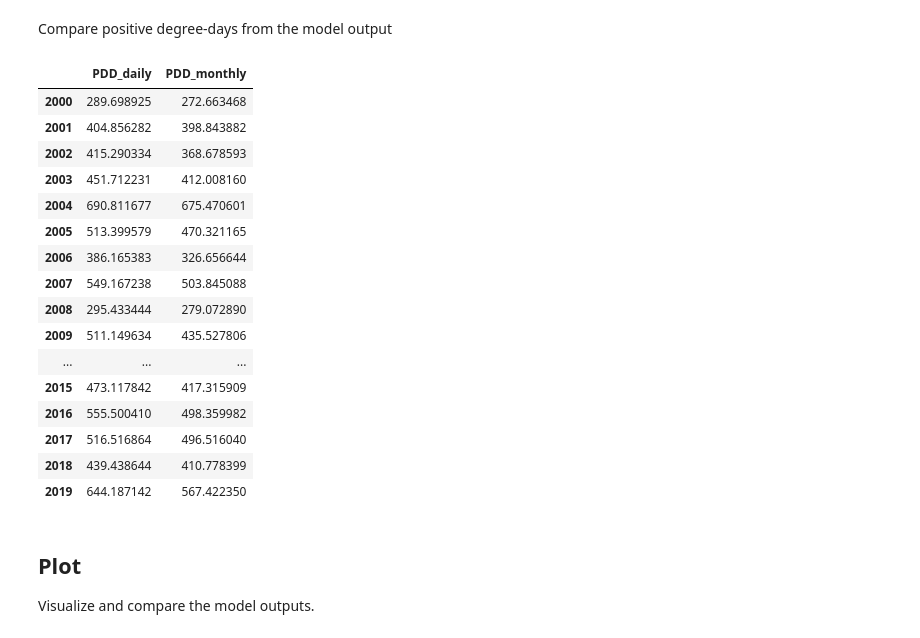
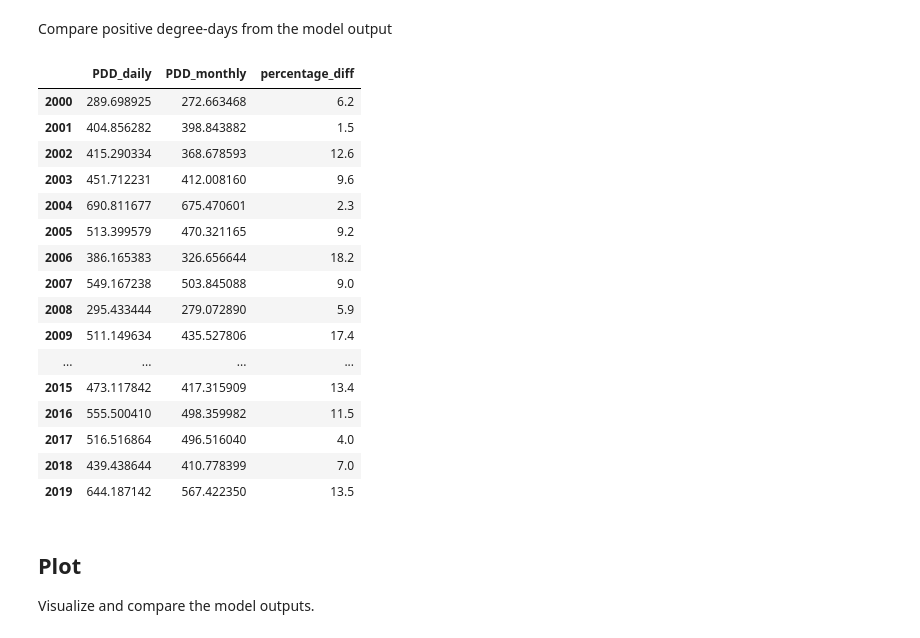
Before and after one commit to PyGEM-Community/PyGEM-notebooks, a Jupyter notebook: simple_test_daily.ipynb, the cells around one changed output. Saved outputs shown, nothing was run; the diff lists cells and outputs as text; code cells hidden in the pictures.

```diff
--- a/simple_test_daily.ipynb
+++ b/simple_test_daily.ipynb
@@ -143,0 +187,22 @@ Great! The daily and monthly climate data both make sense, and are identical whe
+# %%
+# compare PDDs between daily and monthly data around the mean elevation of Gulkana
+monthly_era5_series = pd.Series(monthly_t2m_pixel_lr, index=pd.to_datetime(monthly_t2m_pixel.time))
+daily_era5_series = pd.Series(daily_t2m_pixel_lr, index=pd.to_datetime(daily_t2m_pixel.time))
+
+# function to calculate annual positive degree-days
+def annual_pdd(ts):
+    ts_pos = ts.copy()
+    ts_pos[ts_pos < 0] = 0  # only positive temperatures
+    if (ts_pos.index[1] - ts_pos.index[0]).days > 1: # if data is not daily
+        ts_pos = ts_pos * ts_pos.index.days_in_month
+
+    return ts_pos.groupby(ts_pos.index.year).sum()
+
+# calculate annual PDDs
+pdd_era5_monthly = annual_pdd(monthly_era5_series)
+pdd_era5_daily = annual_pdd(daily_era5_series)
+
+pdd_era5_df = pd.DataFrame({'PDD_era5_daily': pdd_era5_daily, 'PDD_era5_monthly': pdd_era5_monthly})
+pdd_era5_df['percentage_diff'] = round(((pdd_era5_df['PDD_era5_daily'] - pdd_era5_df['PDD_era5_monthly'])
+                                        / pdd_era5_df['PDD_era5_monthly'] * 100), 1)
+pdd_era5_df.loc['2000':'2019']
@@ -270,40 +353,41 @@ Compare positive degree-days from the model output
 # %%
 monthly_series = pd.Series(ds_monthly['glac_temp'][0].values - 273.15, index=pd.to_datetime(ds_monthly.time))
 daily_series = pd.Series(ds_daily['glac_temp'][0].values - 273.15, index=pd.to_datetime(ds_daily.time))
 
 # function to calculate annual positive degree-days
 def annual_pdd(ts):
     ts_pos = ts.copy()
     ts_pos[ts_pos < 0] = 0  # only positive temperatures
     if (ts_pos.index[1] - ts_pos.index[0]).days > 1: # if data is not daily
         ts_pos = ts_pos * ts_pos.index.days_in_month
 
     return ts_pos.groupby(ts_pos.index.year).sum()
 
 # calculate annual PDDs
 pdd_monthly = annual_pdd(monthly_series)
 pdd_daily = annual_pdd(daily_series)
 
 pdd_df = pd.DataFrame({'PDD_daily': pdd_daily, 'PDD_monthly': pdd_monthly})
+pdd_df['percentage_diff'] = round(((pdd_df['PDD_daily'] - pdd_df['PDD_monthly']) / pdd_df['PDD_monthly'] * 100), 1)
 pdd_df
 # %% [output]
-|  | PDD_daily | PDD_monthly |
-| 2000 | 289.698925 | 272.663468 |
-| 2001 | 404.856282 | 398.843882 |
-| 2002 | 415.290334 | 368.678593 |
-| 2003 | 451.712231 | 412.008160 |
-| 2004 | 690.811677 | 675.470601 |
-| 2005 | 513.399579 | 470.321165 |
-| 2006 | 386.165383 | 326.656644 |
-| 2007 | 549.167238 | 503.845088 |
-| 2008 | 295.433444 | 279.072890 |
-| 2009 | 511.149634 | 435.527806 |
-| ... | ... | ... |
-| 2015 | 473.117842 | 417.315909 |
-| 2016 | 555.500410 | 498.359982 |
-| 2017 | 516.516864 | 496.516040 |
-| 2018 | 439.438644 | 410.778399 |
-| 2019 | 644.187142 | 567.422350 |
+|  | PDD_daily | PDD_monthly | percentage_diff |
+| 2000 | 289.698925 | 272.663468 | 6.2 |
+| 2001 | 404.856282 | 398.843882 | 1.5 |
+| 2002 | 415.290334 | 368.678593 | 12.6 |
+| 2003 | 451.712231 | 412.008160 | 9.6 |
+| 2004 | 690.811677 | 675.470601 | 2.3 |
+| 2005 | 513.399579 | 470.321165 | 9.2 |
+| 2006 | 386.165383 | 326.656644 | 18.2 |
+| 2007 | 549.167238 | 503.845088 | 9.0 |
+| 2008 | 295.433444 | 279.072890 | 5.9 |
+| 2009 | 511.149634 | 435.527806 | 17.4 |
+| ... | ... | ... | ... |
+| 2015 | 473.117842 | 417.315909 | 13.4 |
+| 2016 | 555.500410 | 498.359982 | 11.5 |
+| 2017 | 516.516864 | 496.516040 | 4.0 |
+| 2018 | 439.438644 | 410.778399 | 7.0 |
+| 2019 | 644.187142 | 567.422350 | 13.5 |
 # %% [markdown]
 ## Plot
 
```
Also changed, not shown: parts of 5 cells of this notebook.
